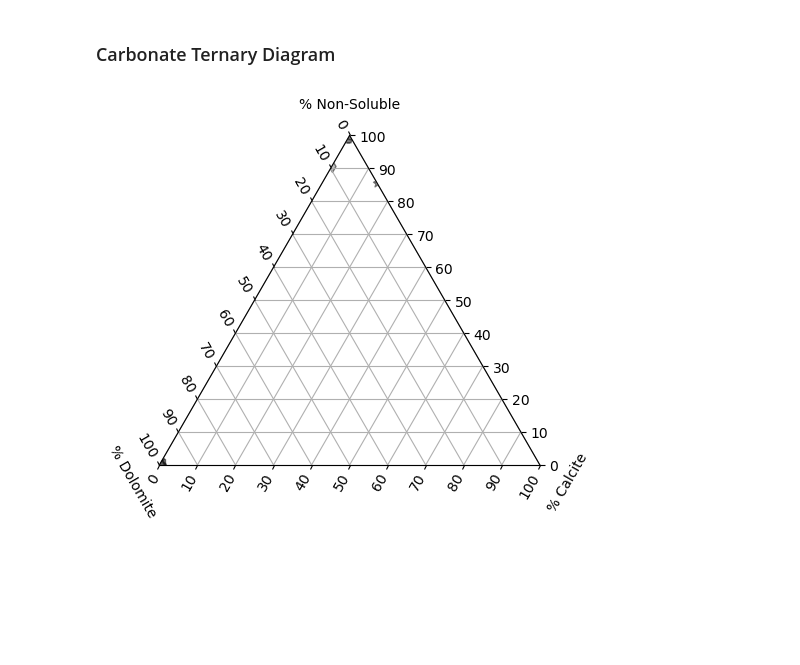
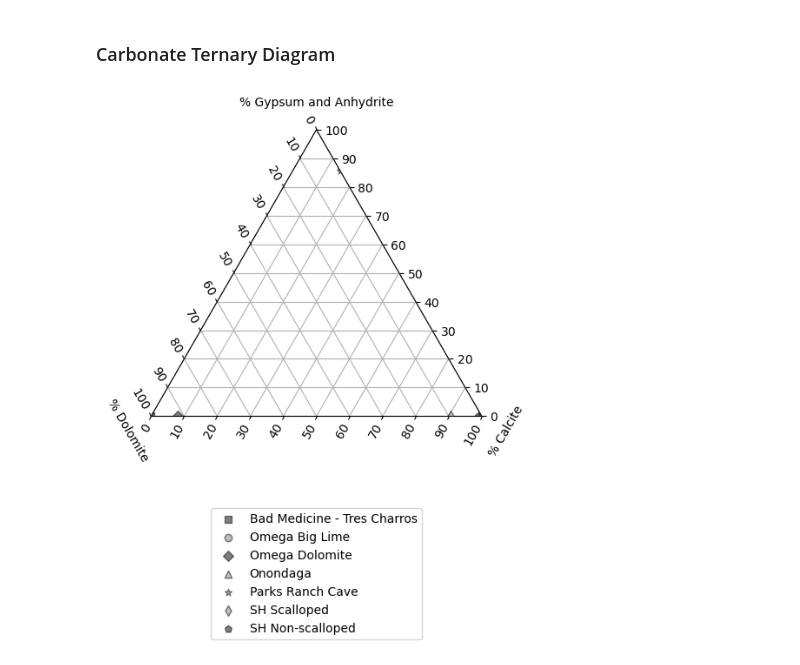
Before and after one commit to ethanoleson/Scallop_code, a Jupyter notebook: Thin Section/ternary_diagram.ipynb, the cells around one changed output. Saved outputs shown, nothing was run; the diff lists cells and outputs as text; code cells hidden in the pictures; blank space fills up the shorter version.

```diff
--- a/Thin Section/ternary_diagram.ipynb
+++ b/Thin Section/ternary_diagram.ipynb
@@ -171,43 +171,44 @@ plt.show()
 # %%
 import numpy as np
 
 import matplotlib.pyplot as plt
 import mpltern
 
 fig = plt.figure(figsize=(10.8, 4.8))
 ax = fig.add_subplot(1, 2, 1, projection="ternary", zorder = 1)
 ax.grid()
 
 # Calcite, Dolomite, Gypsum, actual: Gypsum, dolomite, calcite
 BMTC80823A = [(0, 99.33, 0 )]
 Omega71923A = [(0, 0, 95.667)]
-Omega71923B = [(0.0033, 0.91, 0)]
-Onon83123A = [(0.0067, .9867, 0)]
+Omega71923B = [(0, 91, 8)]
+Onon83123A = [(0 , 98.67, 0.0067)]
 PRC111123A = [(83,0, 14)]
-LPSC = [(90.667, 9.333, 0)]
-LPNS = [(99, 1, 0 )]
+LPSC = [(0, 9.333, 90.667)]
+LPNS = [(0, 1, 99 )]
 
 # Unpack the points and plot them
-ax.scatter(*zip(*BMTC80823A), color='black', marker='s',  edgecolors= 'black', label='Bad Medicine - Tre Charros', alpha= 0.5, zorder = 2)
-ax.scatter(*zip(*Omega71923A), color='gray', marker='o',  edgecolors= 'black', label='Omega Big Lime', alpha= 0.5, zorder = 2)
-ax.scatter(*zip(*Omega71923B), color='black', marker='D',  edgecolors= 'black', label='Omega Dolomite', alpha= 0.5, zorder = 2)
-ax.scatter(*zip(*Onon83123A), color='gray', marker='^',  edgecolors= 'black', label='Onondaga', alpha= 0.5, zorder = 2)
-ax.scatter(*zip(*PRC111123A), color = 'gray', marker = '*', edgecolors= 'black', label = 'Parks Ranch Cave', alpha = 0.5)
-ax.scatter(*zip(*LPSC), color = 'gray', marker = 'd', edgecolors= 'black', label = 'SH Scalloped', alpha = 0.5)
-ax.scatter(*zip(*LPNS), color = 'black', marker = 'p', edgecolors= 'black', label = 'SH Non-scalloped', alpha = 0.5)
+ax.scatter(*zip(*BMTC80823A), color='black', marker='s',  edgecolors= 'black', label='Bad Medicine - Tres Charros', alpha= 0.5, zorder = 4)
+ax.scatter(*zip(*Omega71923A), color='gray', marker='o',  edgecolors= 'black', label='Omega Big Lime', alpha= 0.5, zorder = 4)
+ax.scatter(*zip(*Omega71923B), color='black', marker='D',  edgecolors= 'black', label='Omega Dolomite', alpha= 0.5, zorder =4)
+ax.scatter(*zip(*Onon83123A), color='gray', marker='^',  edgecolors= 'black', label='Onondaga', alpha= 0.5, zorder = 4)
+ax.scatter(*zip(*PRC111123A), color = 'gray', marker = '*', edgecolors= 'black', label = 'Parks Ranch Cave', alpha = 0.5, zorder = 4)
+ax.scatter(*zip(*LPSC), color = 'gray', marker = 'd', edgecolors= 'black', label = 'SH Scalloped', alpha = 0.5, zorder = 4)
+ax.scatter(*zip(*LPNS), color = 'black', marker = 'p', edgecolors= 'black', label = 'SH Non-scalloped', alpha = 0.5, zorder = 4)
 
 ticks = [0.0, 0.1, 0.2, 0.3, 0.4, 0.5, 0.6, 0.7, 0.8, 0.9, 1.0]
 labels = ['0', '10', '20', '30', '40', '50', '60', '70', '80', '90', '100']
 ax.taxis.set_ticks(ticks, labels=labels)
 ax.laxis.set_ticks(ticks, labels=labels)
 ax.raxis.set_ticks(ticks, labels=labels)
 
-ax.set_tlabel('% Non-Soluble')
+ax.set_tlabel('% Gypsum and Anhydrite')
 ax.set_rlabel('% Calcite')
 ax.set_llabel('% Dolomite')
 
-#plt.savefig('ternary_modal_plot.png', dpi = 300)
+plt.legend(loc = 'lower center', bbox_to_anchor=(0.5, -0.8))
+plt.savefig('ternary_modal_plot.png', dpi = 600)
 
 plt.show()
 # %% [output]
-[figure, old version]
+[figure, new version]
```
Also changed, not shown: parts of 2 cells of this notebook, 10 other files.
